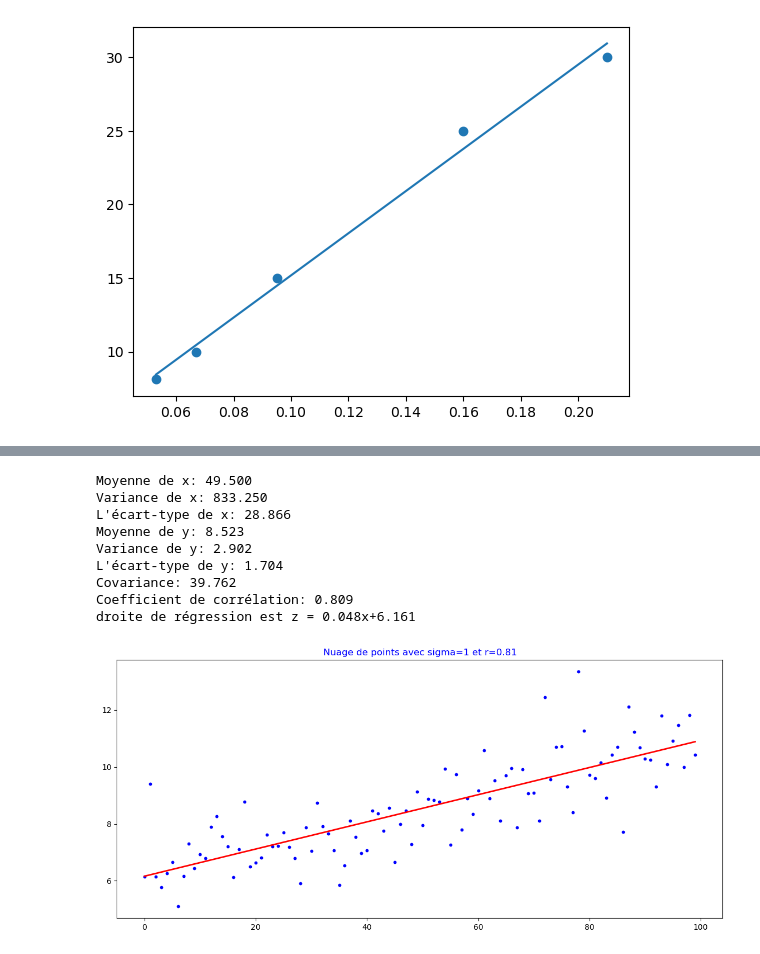
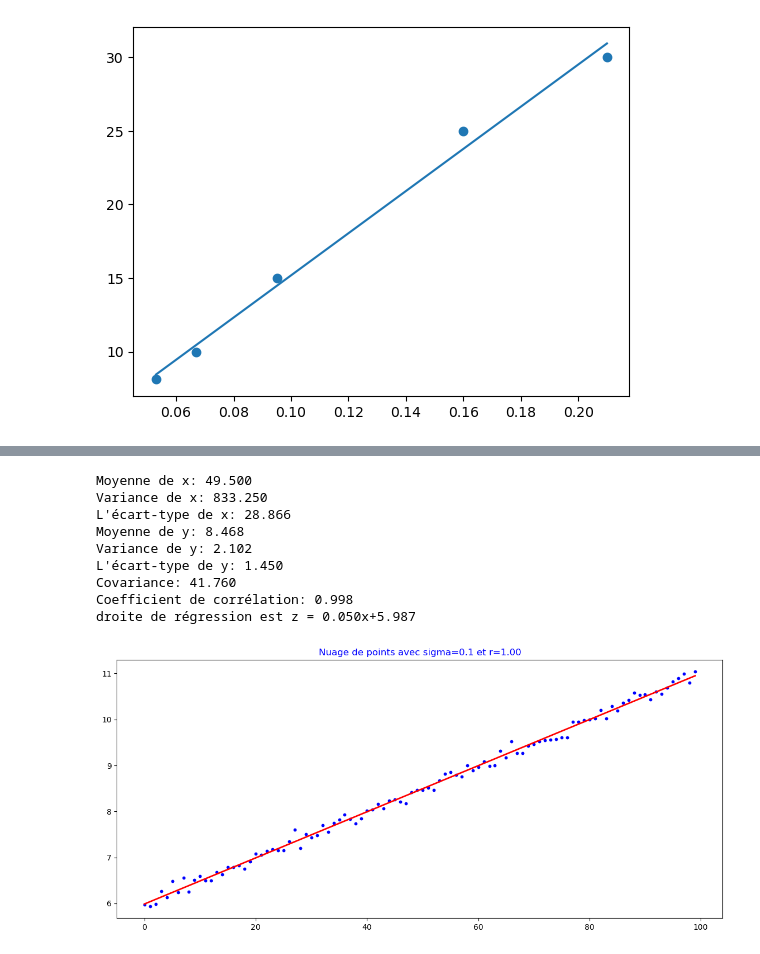
Before and after one commit to maxbauergit/SVE, a Jupyter notebook: 23-24_TP-solution.ipynb, the cells around one changed output, grey strips where cells are left out. Drawn from its saved outputs; the diff is of its cells as text; code cells hidden in the pictures.

```diff
--- a/23-24_TP-solution.ipynb
+++ b/23-24_TP-solution.ipynb
@@ -30,0 +50,6 @@ L'écart-type de y: 8.533
+# %%
+def ma_covariance(l_c, l_d):
+    n = len(l_c)
+    somme = sum([c*d for (c,d) in zip(l_c, l_d)])
+    covariance = 1/n*somme - mean(l_c)*mean(l_d)
+    return covariance
@@ -54,6 +98,3 @@ print(f"droite de régression est z = {a:.3f}x+{b:.3f}")
 # %% [output]
 Coefficient de corrélation: 0.996
 droite de régression est z = 143.310x+0.843
-# %%
-x = 0.25
-print(f"tension pour intensité {x} est {a*x+b:.3f}")
@@ -83,18 +133,13 @@ def donnees(sigma):
     return l_x, l_y
 
 def ma_covariance(l_c, l_d):
-    n = len(l_c) # len(l_c) est le nombre d'éléments dans l_c
-    #somme = 0
-    #for i in range(n):
-    #    somme = somme + l_c[i]*l_d[i]
-    somme = sum([l_c[i] * l_d[i] for i in range(n)])
-    #somme = sum([c*d for (c,d) in zip(l_c, l_d)])
+    n = len(l_c)
+    somme = sum([c*d for (c,d) in zip(l_c, l_d)])
     covariance = 1/n*somme - mean(l_c)*mean(l_d)
     return covariance
 
-sigma = 1
+sigma = 0.1
 l_x, l_y = donnees(sigma)
-
 
 m_x = mean(l_x)
 print(f"Moyenne de x: {m_x:.3f}")
@@ -103,37 +148,37 @@ print(f"Variance de x: {var_x:.3f}")
 sigma_x = sqrt(var_x)
 print(f"L'écart-type de x: {sigma_x:.3f}")
 m_y = mean(l_y)
 print(f"Moyenne de y: {m_y:.3f}")
 var_y = var(l_y)
 print(f"Variance de y: {var_y:.3f}")
 sigma_y = sqrt(var_y)
 print(f"L'écart-type de y: {sigma_y:.3f}")
 
 cov_xy = ma_covariance(l_x, l_y)
 print(f"Covariance: {cov_xy:.3f}")
 
 r = cov_xy/(sigma_x*sigma_y)
 print(f"Coefficient de corrélation: {r:.3f}")
 a = cov_xy/var_x
 b = m_y - a*m_x
 print(f"droite de régression est z = {a:.3f}x+{b:.3f}")
 
 
 figure(figsize=(14, 6))
 title(f'regression linéaire de données avec bruit avec sigma={sigma} et r={r:.1f}', color='blue', fontsize='14')
 scatter(l_x, l_y, s=10, color="blue")
 l_z = [a*x+b for x in l_x]
 plot(l_x, l_z, color="red", linewidth=2)
 title(f"Nuage de points avec sigma={sigma} et r={r:.2f}")
 show()
 # %% [output]
 Moyenne de x: 49.500
 Variance de x: 833.250
 L'écart-type de x: 28.866
-Moyenne de y: 8.523
-Variance de y: 2.902
-L'écart-type de y: 1.704
-Covariance: 39.762
-Coefficient de corrélation: 0.809
-droite de régression est z = 0.048x+6.161
+Moyenne de y: 8.468
+Variance de y: 2.102
+L'écart-type de y: 1.450
+Covariance: 41.760
+Coefficient de corrélation: 0.998
+droite de régression est z = 0.050x+5.987
-[figure, old version]
+[figure, new version]
```
Also changed, not shown: parts of 41 cells of this notebook.
